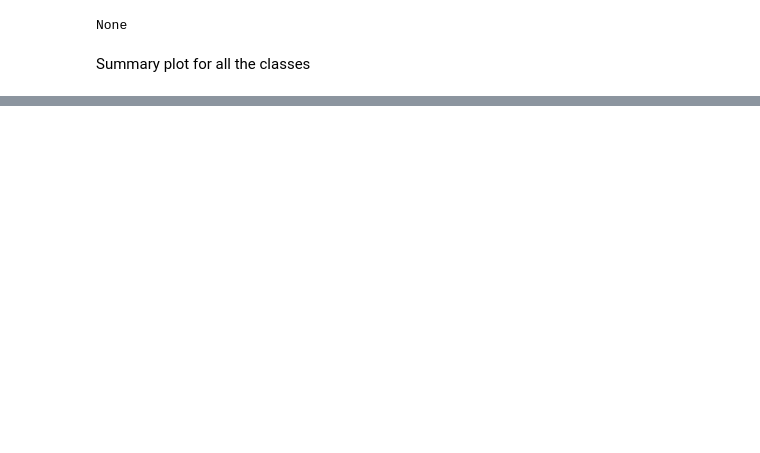
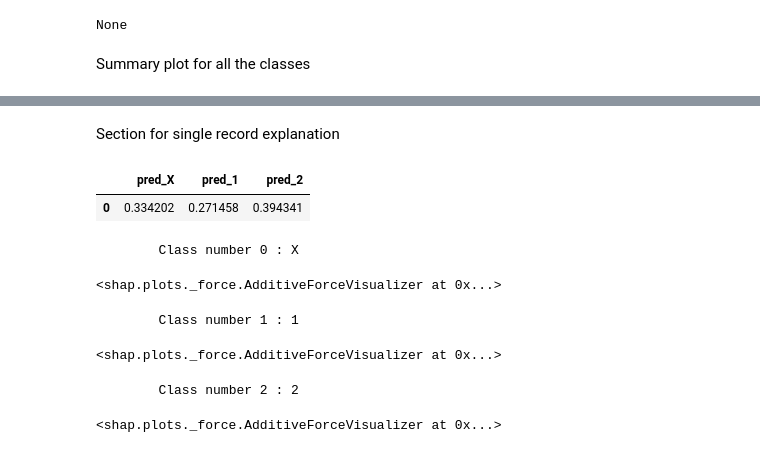
Before and after one commit to tomerhacham/NeuralGoal-web, a Jupyter notebook: Optimization/Features/SHAP.ipynb, the cells around one changed output, grey strips where cells are left out. Drawn from its saved outputs; the diff is of its cells as text; code cells hidden in the pictures; blank space fills up the shorter version.

```diff
--- a/Optimization/Features/SHAP.ipynb
+++ b/Optimization/Features/SHAP.ipynb
@@ -176 +176,46 @@ display(shap.summary_plot(shap_values=shap_values,features=features,feature_name
 None
+# %% [markdown]
+Section for single record explanation
+# %%
+#insert the record's detail
+record={'away_att':[76],
+        'away_def':[75],
+        'away_mid':[73],
+        'away_team_rank':[6],
+        'away_team_received':[1.333],
+        'away_team_scored':[2],
+        'home_att':[83],
+        'home_def':[82],
+        'home_mid':[83],
+        'home_team_rank':[2],
+        'home_team_received':[2],
+        'home_team_scored':[0.666],
+        'away_odds_n':[0.161],
+        'draw_odds_n':[0.099],
+        'home_odds_n':[0.739]}
+record=pd.DataFrame(data=record)
+
+#preform prediction
+prediction=pd.DataFrame(data=ann.predict(record),columns=['pred_X','pred_1','pred_2'])
+display(prediction)
+
+shap_values = explainer.shap_values(X=record.to_numpy(),check_additivity=False)
+features=record.to_numpy()
+feature_names=list(record.columns)
+
+for which_class in range(0,3):
+    print(f'\tClass number {which_class} : {value_to_label_dict[which_class]}')
+    display(shap.force_plot(base_value=explainer.expected_value[which_class].numpy(),
+                            shap_values=shap_values[which_class],
+                            features=features,
+                            feature_names=feature_names,
+                           out_names=value_to_label_dict[which_class]))
+# %% [output]
+|  | pred_X | pred_1 | pred_2 |
+| 0 | 0.334202 | 0.271458 | 0.394341 |
+        Class number 0 : X
+<shap.plots._force.AdditiveForceVisualizer at 0x...>
+        Class number 1 : 1
+<shap.plots._force.AdditiveForceVisualizer at 0x...>
+        Class number 2 : 2
+<shap.plots._force.AdditiveForceVisualizer at 0x...>
```
Also changed, not shown: parts of 7 cells of this notebook, 1 other file.
